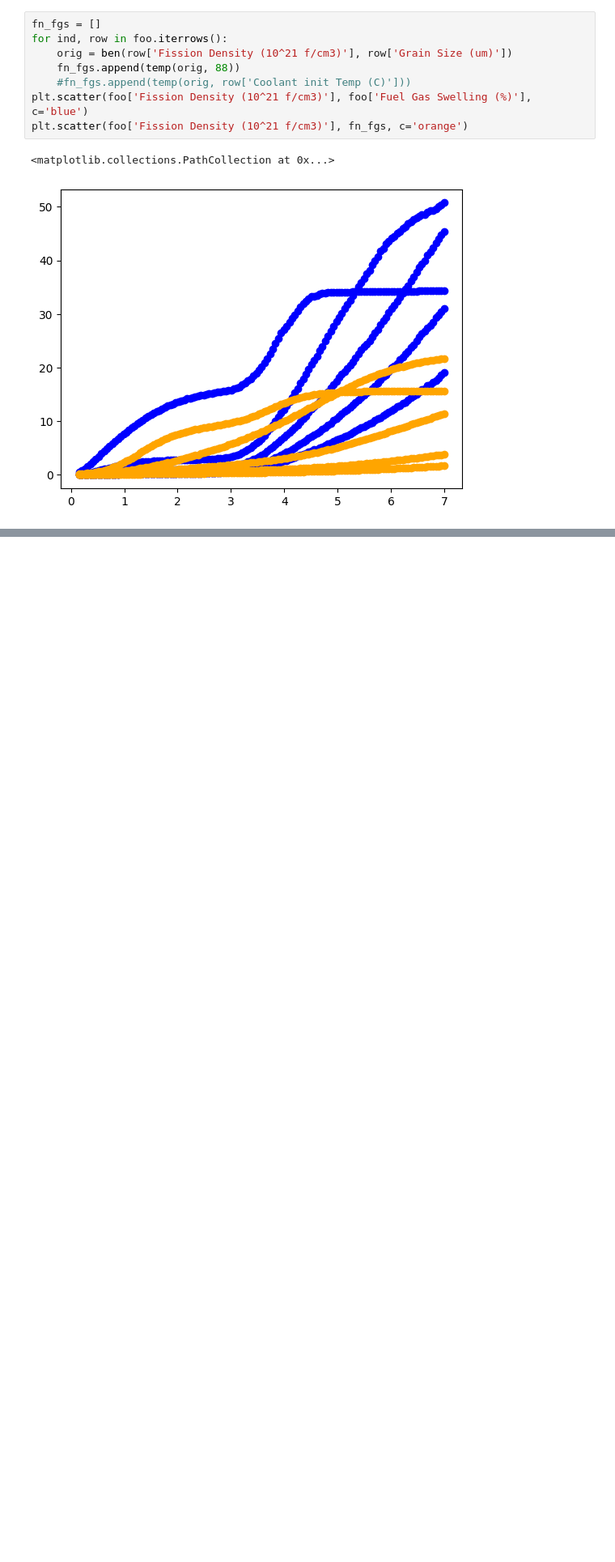
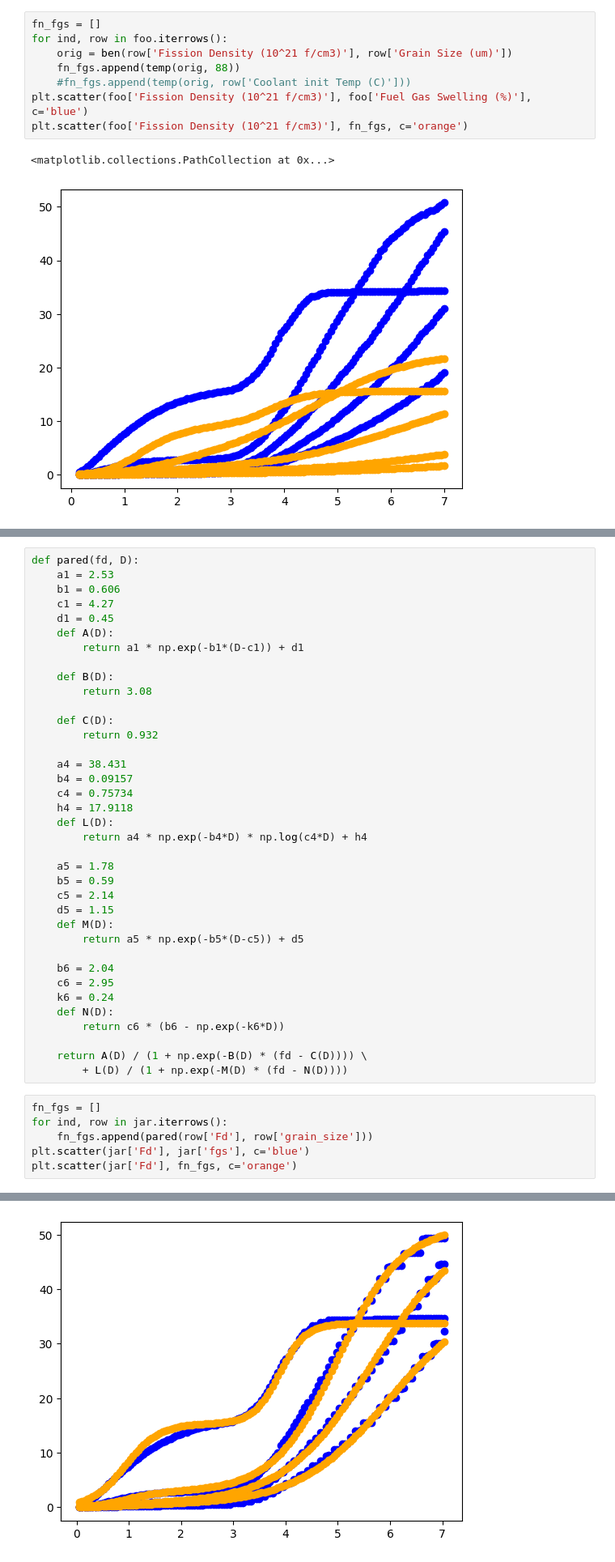
Before and after one commit to ahasan3-ncsu/wd-swelling, a Jupyter notebook: data_2022/bei_data.ipynb, the cells around one changed output, grey strips where cells are left out. Shown: that part at 81% size. Cells and saved outputs as stored; diff of their text form; blank space fills up the shorter version.

```diff
--- a/data_2022/bei_data.ipynb
+++ b/data_2022/bei_data.ipynb
@@ -170,0 +147,44 @@ plt.scatter(foo['Fission Density (10^21 f/cm3)'], fn_fgs, c='orange')
+# %%
+def pared(fd, D):
+    a1 = 2.53
+    b1 = 0.606
+    c1 = 4.27
+    d1 = 0.45
+    def A(D):
+        return a1 * np.exp(-b1*(D-c1)) + d1
+
+    def B(D):
+        return 3.08
+
+    def C(D):
+        return 0.932
+
+    a4 = 38.431
+    b4 = 0.09157
+    c4 = 0.75734
+    h4 = 17.9118
+    def L(D):
+        return a4 * np.exp(-b4*D) * np.log(c4*D) + h4
+
+    a5 = 1.78
+    b5 = 0.59
+    c5 = 2.14
+    d5 = 1.15
+    def M(D):
+        return a5 * np.exp(-b5*(D-c5)) + d5
+
+    b6 = 2.04
+    c6 = 2.95
+    k6 = 0.24
+    def N(D):
+        return c6 * (b6 - np.exp(-k6*D))
+
+    return A(D) / (1 + np.exp(-B(D) * (fd - C(D)))) \
+        + L(D) / (1 + np.exp(-M(D) * (fd - N(D))))
+# %%
+fn_fgs = []
+for ind, row in jar.iterrows():
+    fn_fgs.append(pared(row['Fd'], row['grain_size']))
+plt.scatter(jar['Fd'], jar['fgs'], c='blue')
+plt.scatter(jar['Fd'], fn_fgs, c='orange')
+# %% [output]
@@ -170,0 +192 @@ plt.scatter(foo['Fission Density (10^21 f/cm3)'], fn_fgs, c='orange')
+[figure, added]
```
Also changed, not shown: parts of 13 cells of this notebook.
